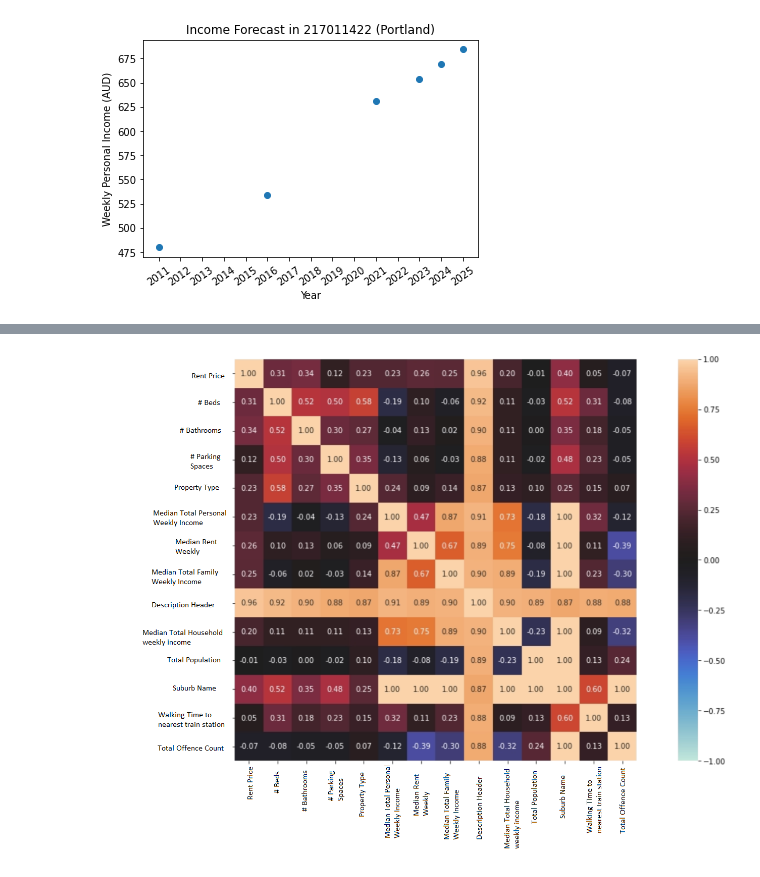
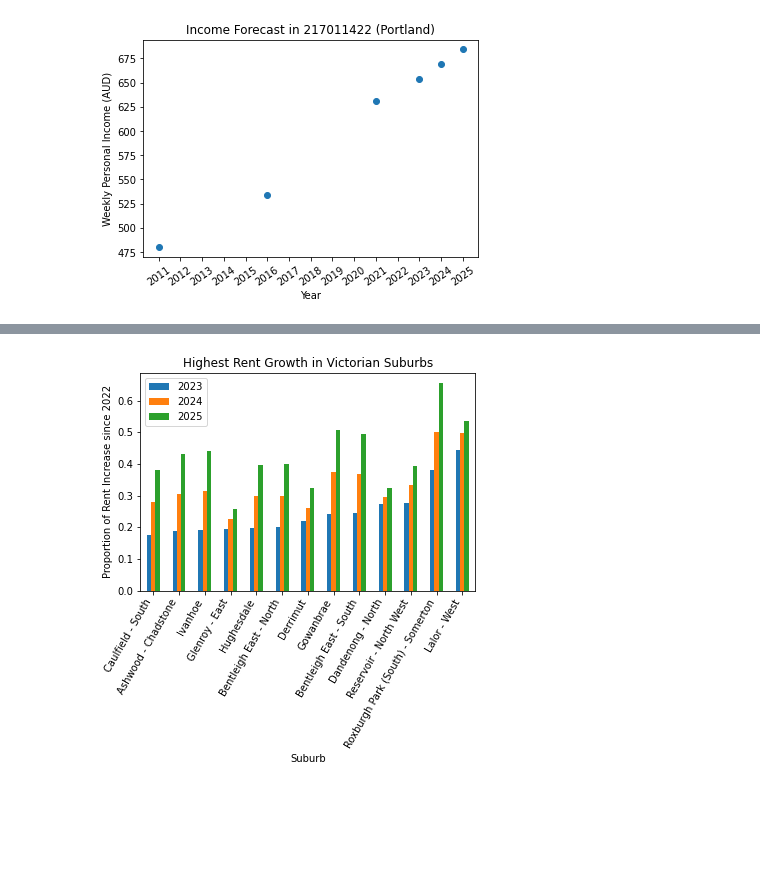
Before and after one commit to MAST30034-Applied-Data-Science/generic-real-estate-consulting-project-group-30, a Jupyter notebook: notebooks/summary.ipynb, the cells around one changed output, grey strips where cells are left out. Saved outputs shown, nothing was run; the diff lists cells and outputs as text; code cells hidden in the pictures; blank space fills up the shorter version.

```diff
--- a/notebooks/summary.ipynb
+++ b/notebooks/summary.ipynb
@@ -123,5 +164,5 @@ Additionally, since there are many suburbs with missing data, we find that many
 # %%
-src = '../plots/correlations.png'
+src = '../plots/highest_rent_growth.png'
 Image(filename=src)
 # %% [output]
-[figure, old version]
+[figure, new version]
```
Also changed, not shown: parts of 14 cells of this notebook.
